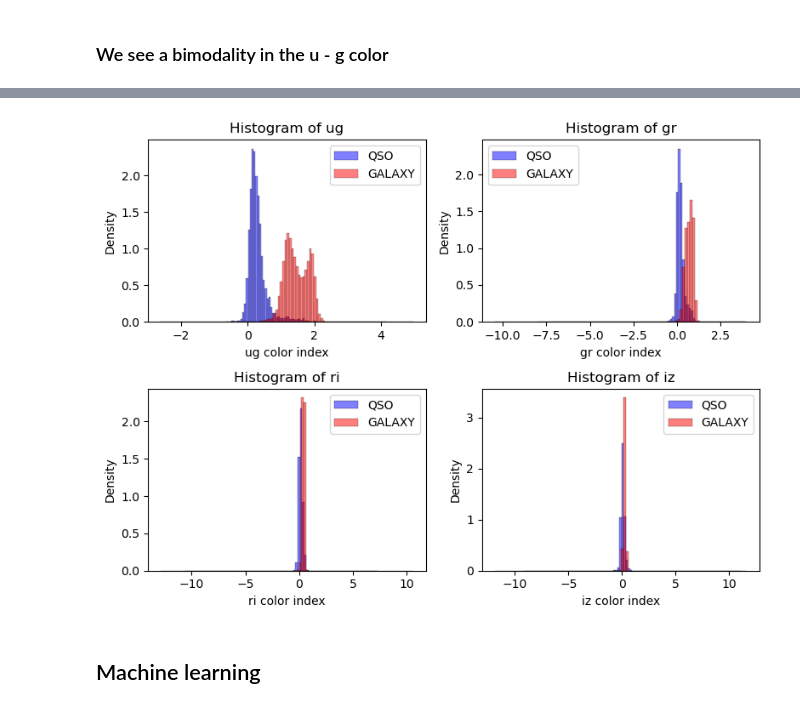
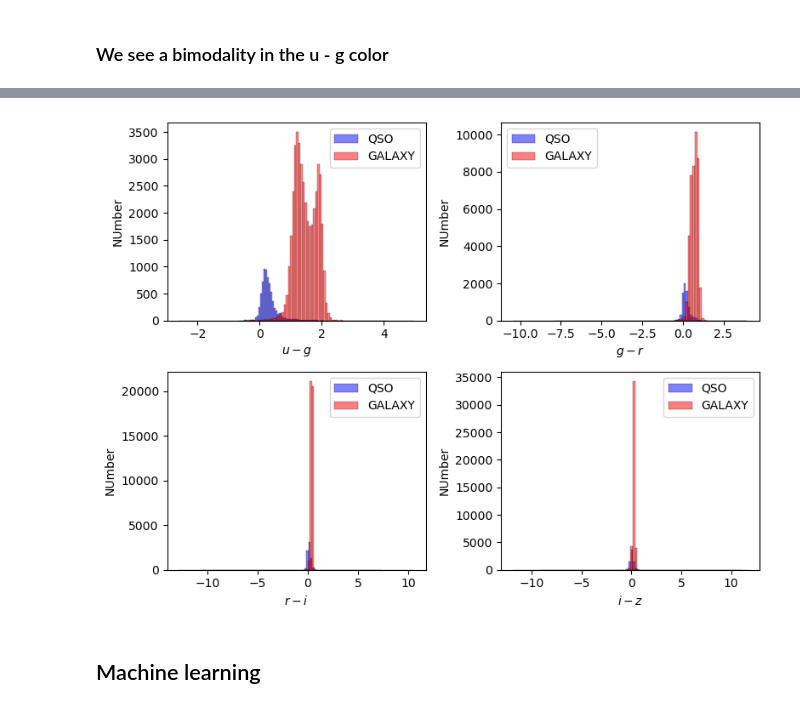
Before and after one commit to robertoinfurna/astrostatistics_bicocca_2024, a Jupyter notebook: working/18_Galaxy_vs_quasars.ipynb, the cells around one changed output, grey strips where cells are left out. Cells and saved outputs as stored; diff of their text form; code cells hidden in the pictures.

```diff
--- a/working/18_Galaxy_vs_quasars.ipynb
+++ b/working/18_Galaxy_vs_quasars.ipynb
@@ -112,25 +102,24 @@ plt.show()
 # %%
 import matplotlib.pyplot as plt
 import seaborn as sns
 
 fig, axs = plt.subplots(2, 2, figsize=(8, 6))
 
 for ax, color in zip(axs.flatten(), ['ug', 'gr', 'ri', 'iz']):
     # Plot for QSO
-    sns.histplot(d[color][lab == 'QSO'],bins=100,color='blue',alpha=0.5,label='QSO',stat='density',ax=ax)
+    sns.histplot(d[color][lab == 'QSO'],bins=100,color='blue',alpha=0.5,label='QSO',ax=ax)
 
     # Plot for GALAXY
-    sns.histplot(d[color][lab == 'GALAXY'],bins=100,color='red',alpha=0.5,label='GALAXY',stat='density',ax=ax)
+    sns.histplot(d[color][lab == 'GALAXY'],bins=100,color='red',alpha=0.5,label='GALAXY',ax=ax)
 
-    ax.set_title(f'Histogram of {color}')
-    ax.set_xlabel(f'{color} color index')
-    ax.set_ylabel('Density')
+    ax.set_xlabel(f'${color[0]}-{color[1]}$')
+    ax.set_ylabel('NUmber')
     ax.legend()
 
 plt.tight_layout()
 plt.show()
 # %% [output]
-[figure, old version]
+[figure, new version]
 # %% [markdown]
 ## Machine learning
 # %%
```
Also changed, not shown: parts of 25 cells of this notebook.
